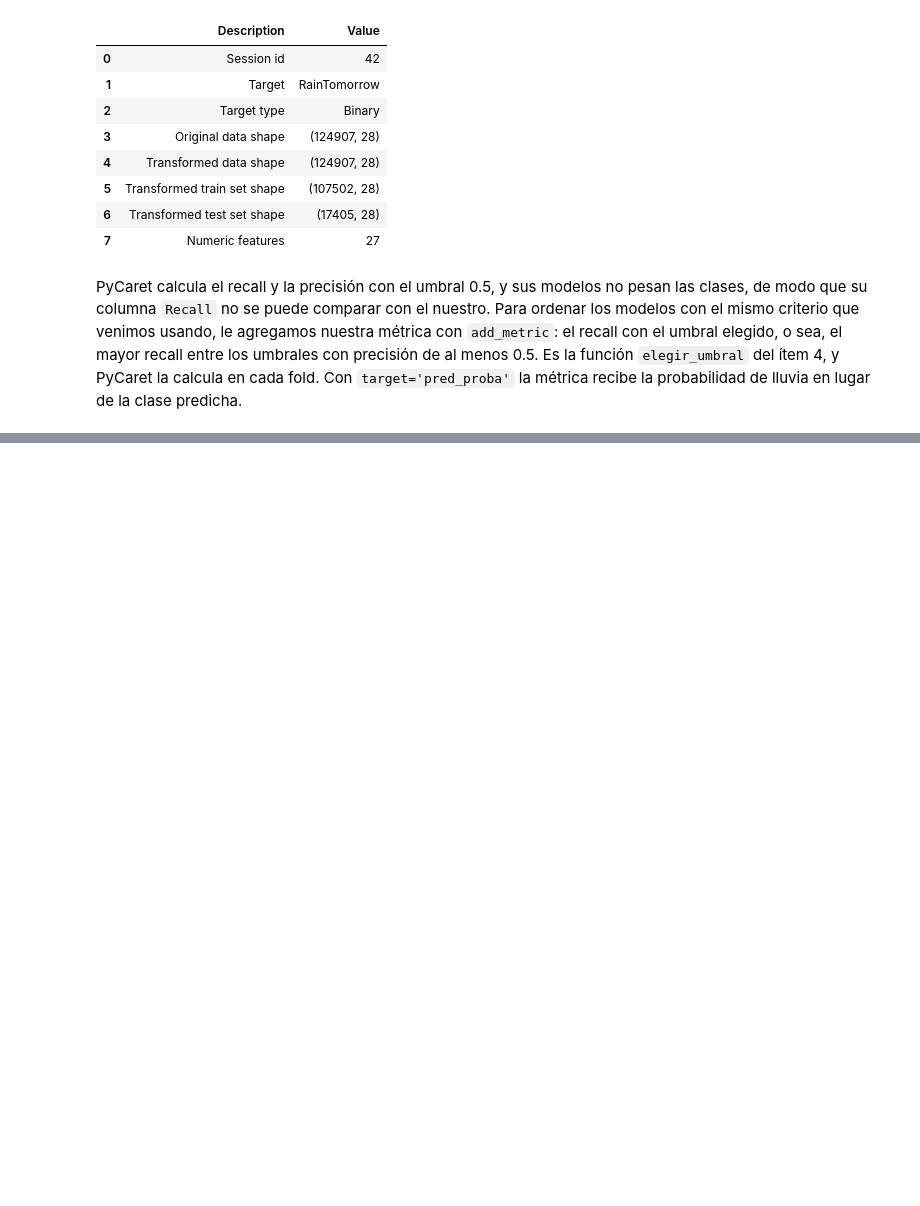
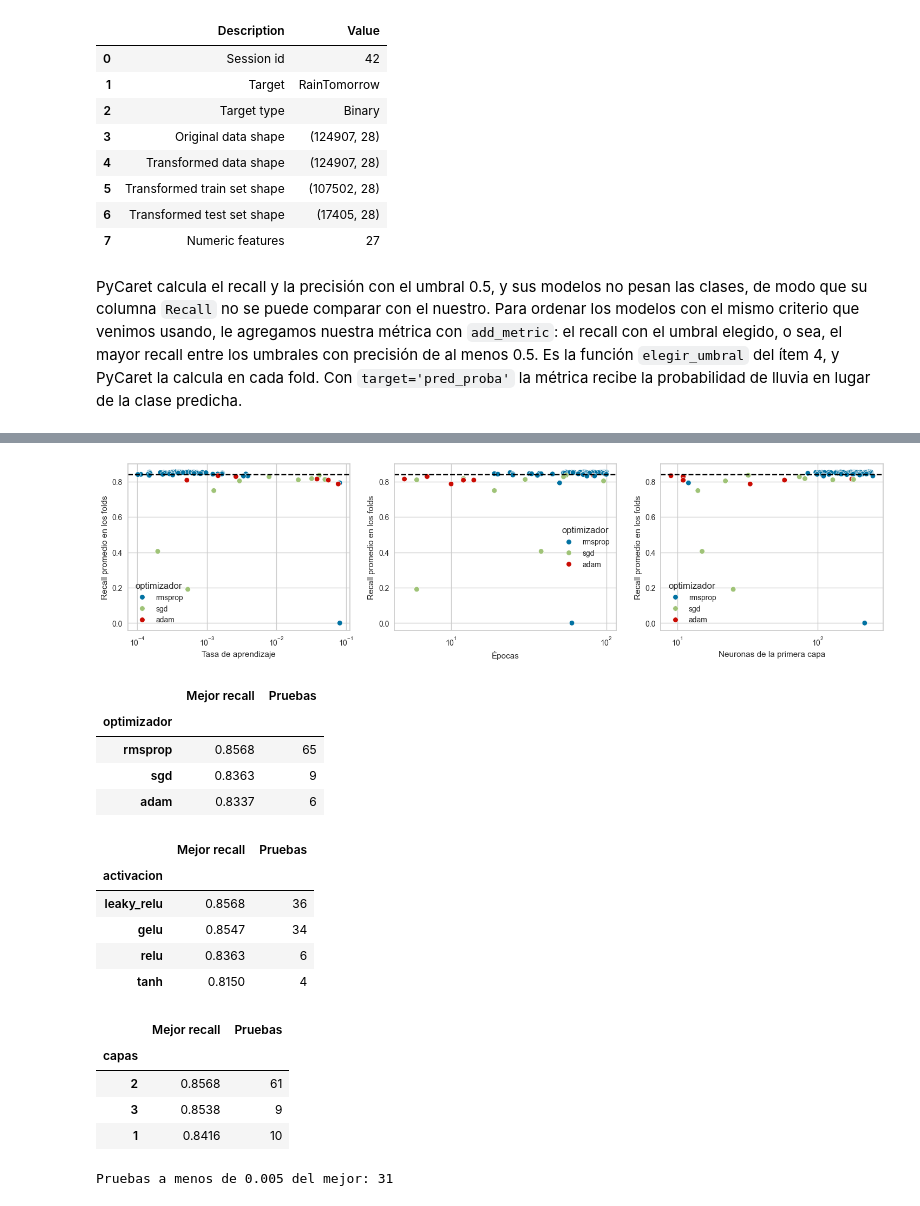
Before and after one commit to ismadarruiz-atr/TP_AA1_Calabozo_Darruiz_DiCarlo_Giuntoli, a Jupyter notebook: TP_2/TP-clasificacion-AA1.ipynb, the cells around one changed output, grey strips where cells are left out. Cells and saved outputs as stored; diff of their text form; code cells hidden in the pictures; blank space fills up the shorter version.

```diff
--- a/TP_2/TP-clasificacion-AA1.ipynb
+++ b/TP_2/TP-clasificacion-AA1.ipynb
@@ -1528,0 +1698,16 @@ llevó: sacar `RainfallTomorrow`, dividir por fecha, preparar los datos y elegir
+# %%
+def recall_por_fold_red(params):
+    """Entrena una red nueva en cada fold y devuelve el recall de cada uno, con el umbral elegido en ese fold."""
+    recalls = []
+    for i_train, i_val in folds.split(X_train_prep):
+        red_fold = construir_red(params)
+        entrenar_red(red_fold, X_train_prep.iloc[i_train], y_train.iloc[i_train], params['epocas'])
+        prob = red_fold.predict(X_train_prep.iloc[i_val], verbose=0).ravel()
+        recalls.append(elegir_umbral(y_train.iloc[i_val], prob)[1])
+    return np.array(recalls)
+
+
+# La red de la sección 7.1 en los mismos folds, como referencia
+recalls_red_inicial = recall_por_fold_red(PARAMS_INICIAL)
+print('Recall en cada fold:', recalls_red_inicial.round(3))
+print(f'Media: {recalls_red_inicial.mean():.4f}  Desvío: {recalls_red_inicial.std():.4f}')
@@ -1528,0 +1753,10 @@ llevó: sacar `RainfallTomorrow`, dividir por fecha, preparar los datos y elegir
+# %%
+# Las 80 pruebas, de mayor a menor recall: las cinco mejores y las cinco peores
+pruebas_red = estudio_red.trials_dataframe()
+pruebas_red.columns = [columna.replace('params_', '') for columna in pruebas_red.columns]
+pruebas_red = pruebas_red[['number', 'capas', 'neuronas_0', 'neuronas_1', 'neuronas_2', 'activacion', 'dropout',
+                           'optimizador', 'tasa', 'epocas', 'value']].rename(columns={'number': 'Prueba',
+                                                                                      'value': 'Recall'})
+pruebas_red = pruebas_red.sort_values('Recall', ascending=False)
+display(pruebas_red.head(5).round(4))
+display(pruebas_red.tail(5).round(4))
@@ -1528,0 +1776,37 @@ llevó: sacar `RainfallTomorrow`, dividir por fecha, preparar los datos y elegir
+# %%
+# Recall de cada prueba según la tasa de aprendizaje, las épocas y las neuronas de la primera capa, con un color por
+# optimizador. La línea es la red de la sección 7.1
+fig, axes = plt.subplots(1, 3, figsize=(18, 4))
+for ax, columna, nombre in [(axes[0], 'tasa', 'Tasa de aprendizaje'), (axes[1], 'epocas', 'Épocas'),
+                            (axes[2], 'neuronas_0', 'Neuronas de la primera capa')]:
+    sns.scatterplot(data=pruebas_red, x=columna, y='Recall', hue='optimizador', ax=ax)
+    ax.axhline(recalls_red_inicial.mean(), color='black', linestyle='--')
+    ax.set_xscale('log')
+    ax.set(xlabel=nombre, ylabel='Recall promedio en los folds')
+plt.show()
+
+# Mejor recall y cantidad de pruebas según el optimizador, la función de activación y la cantidad de capas
+for columna in ['optimizador', 'activacion', 'capas']:
+    resumen_busqueda = pruebas_red.groupby(columna)['Recall'].agg(['max', 'count'])
+    resumen_busqueda.columns = ['Mejor recall', 'Pruebas']
+    display(resumen_busqueda.sort_values('Mejor recall', ascending=False).round(4))
+print('Pruebas a menos de 0.005 del mejor:', (pruebas_red['Recall'] > estudio_red.best_value - 0.005).sum())
+# %% [output]
+[figure, added]
+|  | Mejor recall | Pruebas |
+| optimizador |  |  |
+| rmsprop | 0.8568 | 65 |
+| sgd | 0.8363 | 9 |
+| adam | 0.8337 | 6 |
+|  | Mejor recall | Pruebas |
+| activacion |  |  |
+| leaky_relu | 0.8568 | 36 |
+| gelu | 0.8547 | 34 |
+| relu | 0.8363 | 6 |
+| tanh | 0.8150 | 4 |
+|  | Mejor recall | Pruebas |
+| capas |  |  |
+| 2 | 0.8568 | 61 |
+| 3 | 0.8538 | 9 |
+| 1 | 0.8416 | 10 |
+Pruebas a menos de 0.005 del mejor: 31
```
Also changed, not shown: parts of 59 cells of this notebook, 11 other files.
